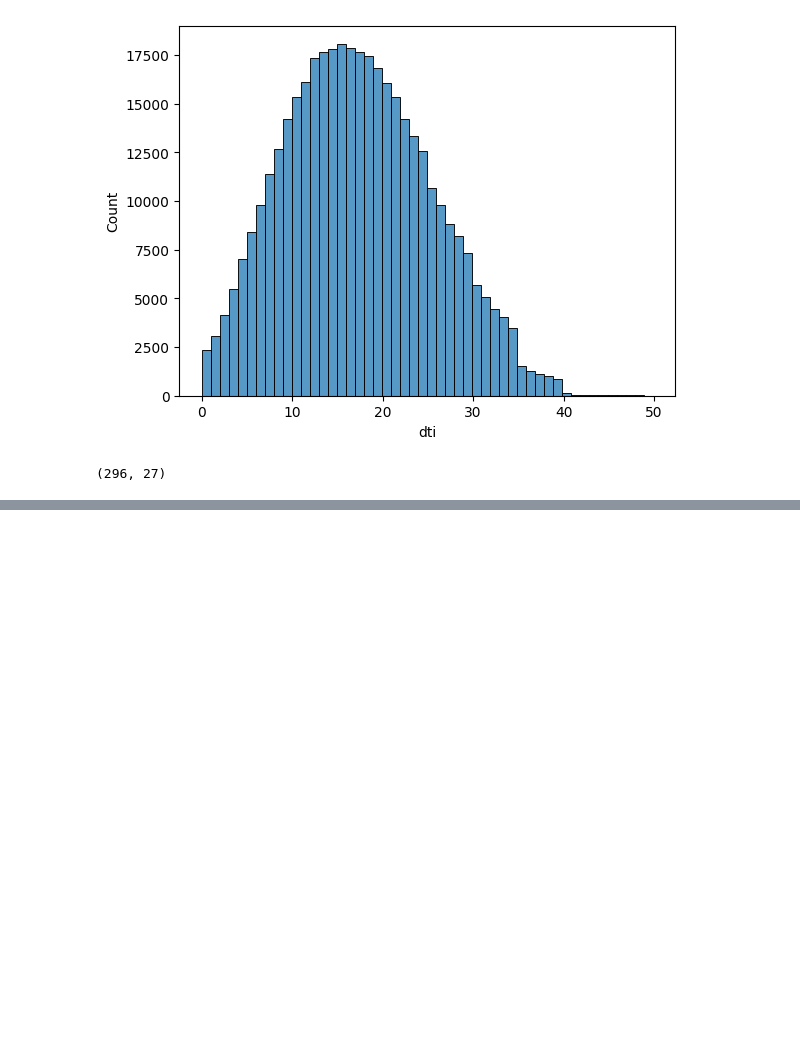
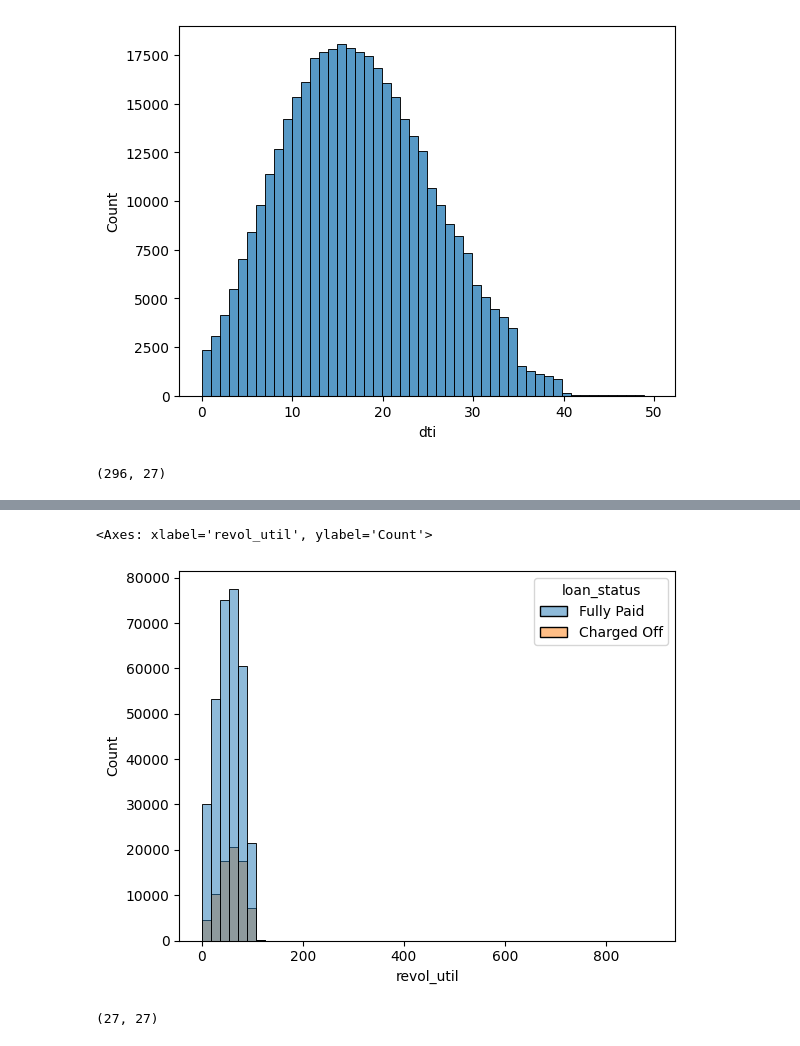
Before and after one commit to Debasishsaha123/Loan-default-prediction-ML-Projects, a Jupyter notebook: data_understanding.ipynb, the cells around one changed output, grey strips where cells are left out. Saved outputs shown, nothing was run; the diff lists cells and outputs as text; code cells hidden in the pictures; blank space fills up the shorter version.

```diff
--- a/data_understanding.ipynb
+++ b/data_understanding.ipynb
@@ -324,0 +345,11 @@ print(df[df['dti']>=40].shape)
+# %%
+sns.histplot(
+    x='revol_util', hue='loan_status',data=df, bins=50
+)
+# %% [output]
+<Axes: xlabel='revol_util', ylabel='Count'>
+[figure, added]
+# %%
+print(df[df.revol_util > 120].shape)
+# %% [output]
+(27, 27)
```
Also changed, not shown: parts of 9 cells of this notebook.
